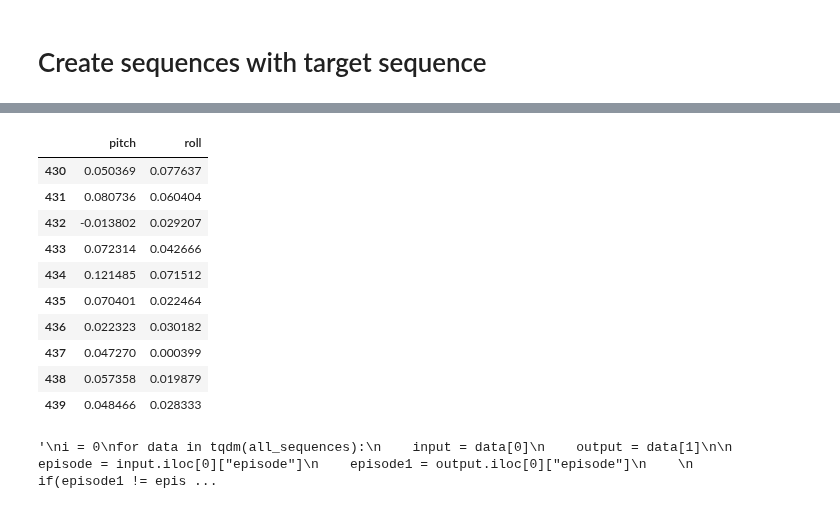
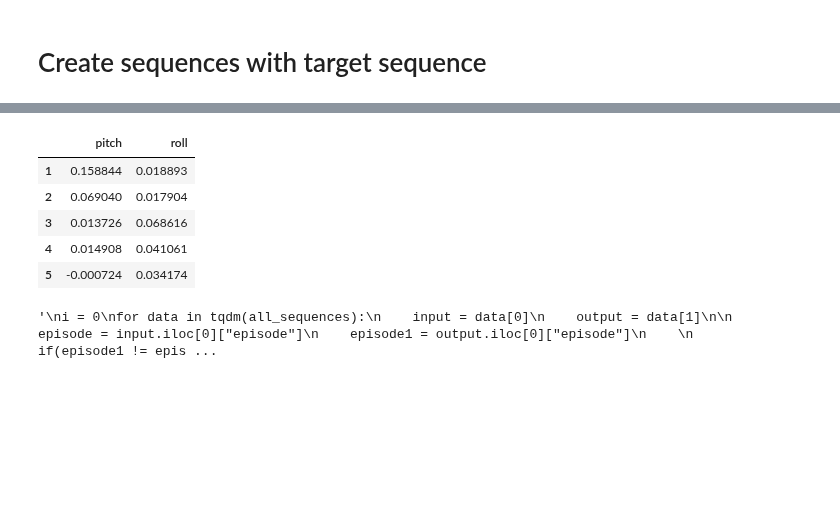
Before and after one commit to lancedw/3D-state-prediction-for-surface-vessels-using-IMU-data-and-images, a Jupyter notebook: code/notebooks/cnn.ipynb, the cells around one changed output, grey strips where cells are left out. Cells and saved outputs as stored; diff of their text form; code cells hidden in the pictures; blank space fills up the shorter version.

```diff
--- a/code/notebooks/cnn.ipynb
+++ b/code/notebooks/cnn.ipynb
@@ -123,19 +172,0 @@ gc.collect()
-# %%
-# load all data
-episodes = []
-for ep in tqdm(range(1, N_EPISODES+1)):
-    folder = "../3dmodel/test_4_episode_"+ str(ep) + "/"
-    filename = folder + "labels_0.json"
-    labels = json.load(open(filename))
-    for i in labels:
-        img = cv2.imread(folder+index+".png")
-
-        # add normalized pitch, roll and images to array
-        # pitch and roll is read with labels[i] as [pitch, roll] and normalized with the map method
-        # the image is read as an array with opencv and normalized
-        episodes.append(list(map(norm_pr, labels[i])) + [norm_pixel(img)])
-# %%
-p_r_df = pd.DataFrame(episodes)
-p_r_df.rename(columns = {0:'pitch', 1:'roll', 2:'image'}, inplace=True)
-p_r_df = p_r_df.astype({"pitch": float, "roll": float})
-p_r_df.head(5)
@@ -154,7 +174,9 @@ p_r_df.shape
 # Create sequences with target sequence
 # %%
 # function to create sequences with one target column
-def create_sequences(input_data: pd.DataFrame,
+def create_sequences(
+        input_data: pd.DataFrame,
+        input_images,
         input_feature_columns,
         output_target_columns,
         input_sequence_length=FRAMES_IN,
@@ -171,17 +193,19 @@ def create_sequences(input_data: pd.DataFrame,
 
             i = l+(n*episode_length)
 
-            sequence = input_data.iloc[i:i+input_sequence_length][input_feature_columns]
+            # grab image input tensors from list with img_tensors
+            sequence = input_images[i:i+input_sequence_length]
 
+            # grab pr output sequence from dataframe
             target_position = i + input_sequence_length
-            target = input_data.iloc[target_position:target_position+output_sequence_length][output_target_columns]
+            target = input_data.iloc[target_position:target_position+output_sequence_length]
 
             sequences.append((sequence, target))
 
     return sequences
 # %%
 # use images to predict pitch and roll
-features = ["image"]
-target = ["pitch", "roll"]
-all_sequences = create_sequences(p_r_df, features, target)
+input_features = []
+output_features = ["pitch", "roll"]
+all_sequences = create_sequences(p_r_df, img_tensor, input_features, output_features)
 # %%
@@ -212,18 +220,13 @@ all_sequences[0][0].head()
 # %%
-# output sequence
-all_sequences[361][1].head()
+# first output sequence
+all_sequences[0][1].head()
 # %% [output]
 |  | pitch | roll |
-| 430 | 0.050369 | 0.077637 |
-| 431 | 0.080736 | 0.060404 |
-| 432 | -0.013802 | 0.029207 |
-| 433 | 0.072314 | 0.042666 |
-| 434 | 0.121485 | 0.071512 |
-| 435 | 0.070401 | 0.022464 |
-| 436 | 0.022323 | 0.030182 |
-| 437 | 0.047270 | 0.000399 |
-| 438 | 0.057358 | 0.019879 |
-| 439 | 0.048466 | 0.028333 |
+| 1 | 0.158844 | 0.018893 |
+| 2 | 0.069040 | 0.017904 |
+| 3 | 0.013726 | 0.068616 |
+| 4 | 0.014908 | 0.041061 |
+| 5 | -0.000724 | 0.034174 |
 # %%
 # loop for testing sequence integrity
 """
```
Also changed, not shown: parts of 27 cells of this notebook, 2 other files.
